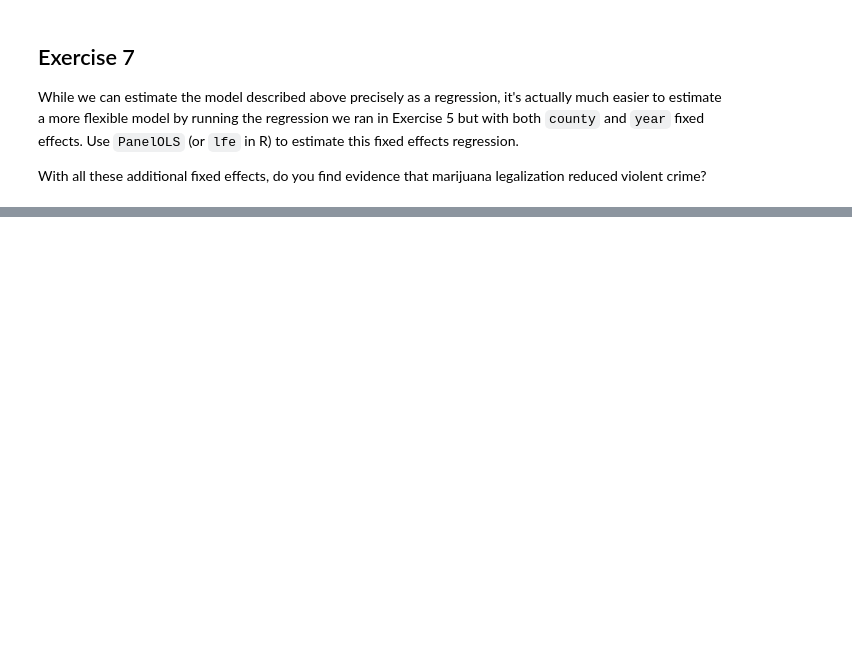
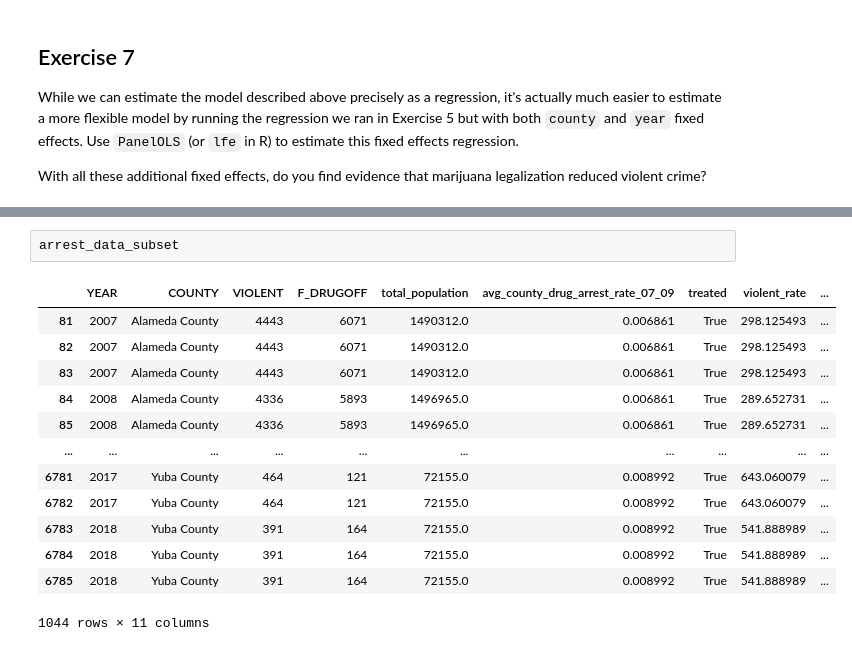
Before and after one commit to BarbaraPFloresRios/IDS701_UnifyingDataScience_CausalInference, a Jupyter notebook: 20240419_ExerciseDiffindiff/exercise_diffindiff.ipynb, the cells around one changed output, grey strips where cells are left out. Drawn from its saved outputs; the diff is of its cells as text; blank space fills up the shorter version.

```diff
--- a/20240419_ExerciseDiffindiff/exercise_diffindiff.ipynb
+++ b/20240419_ExerciseDiffindiff/exercise_diffindiff.ipynb
@@ -379,0 +400,16 @@ fwfefer
+# %%
+arrest_data_subset
+# %% [output]
+|  | YEAR | COUNTY | VIOLENT | F_DRUGOFF | total_population | avg_county_drug_arrest_rate_07_09 | treated | violent_rate | ... |
+| 81 | 2007 | Alameda County | 4443 | 6071 | 1490312.0 | 0.006861 | True | 298.125493 | ... |
+| 82 | 2007 | Alameda County | 4443 | 6071 | 1490312.0 | 0.006861 | True | 298.125493 | ... |
+| 83 | 2007 | Alameda County | 4443 | 6071 | 1490312.0 | 0.006861 | True | 298.125493 | ... |
+| 84 | 2008 | Alameda County | 4336 | 5893 | 1496965.0 | 0.006861 | True | 289.652731 | ... |
+| 85 | 2008 | Alameda County | 4336 | 5893 | 1496965.0 | 0.006861 | True | 289.652731 | ... |
+| ... | ... | ... | ... | ... | ... | ... | ... | ... | ... |
+| 6781 | 2017 | Yuba County | 464 | 121 | 72155.0 | 0.008992 | True | 643.060079 | ... |
+| 6782 | 2017 | Yuba County | 464 | 121 | 72155.0 | 0.008992 | True | 643.060079 | ... |
+| 6783 | 2018 | Yuba County | 391 | 164 | 72155.0 | 0.008992 | True | 541.888989 | ... |
+| 6784 | 2018 | Yuba County | 391 | 164 | 72155.0 | 0.008992 | True | 541.888989 | ... |
+| 6785 | 2018 | Yuba County | 391 | 164 | 72155.0 | 0.008992 | True | 541.888989 | ... |
+1044 rows × 11 columns
```
Also changed, not shown: parts of 21 cells of this notebook.
